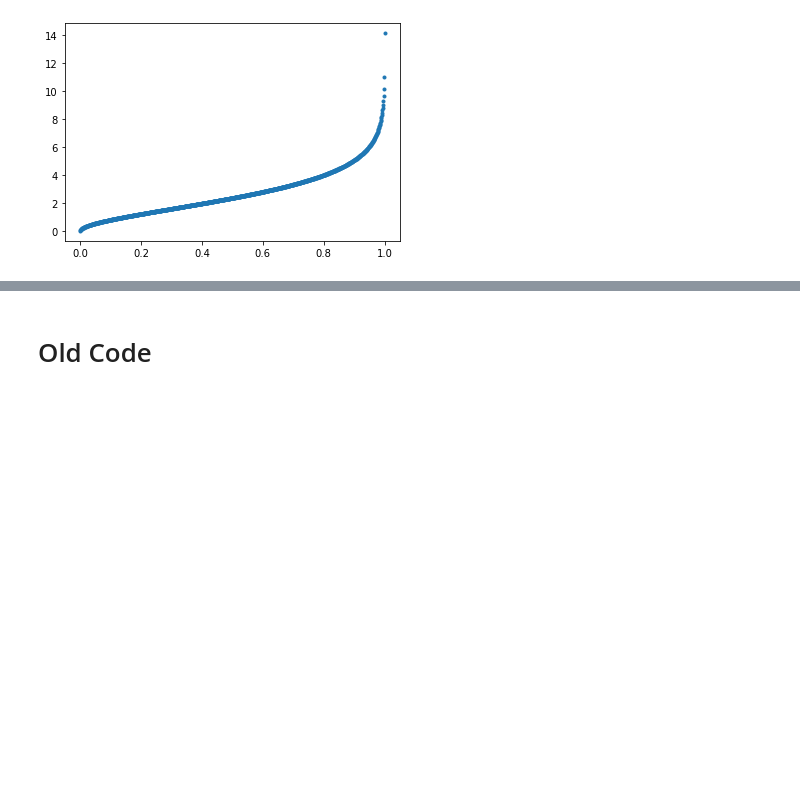
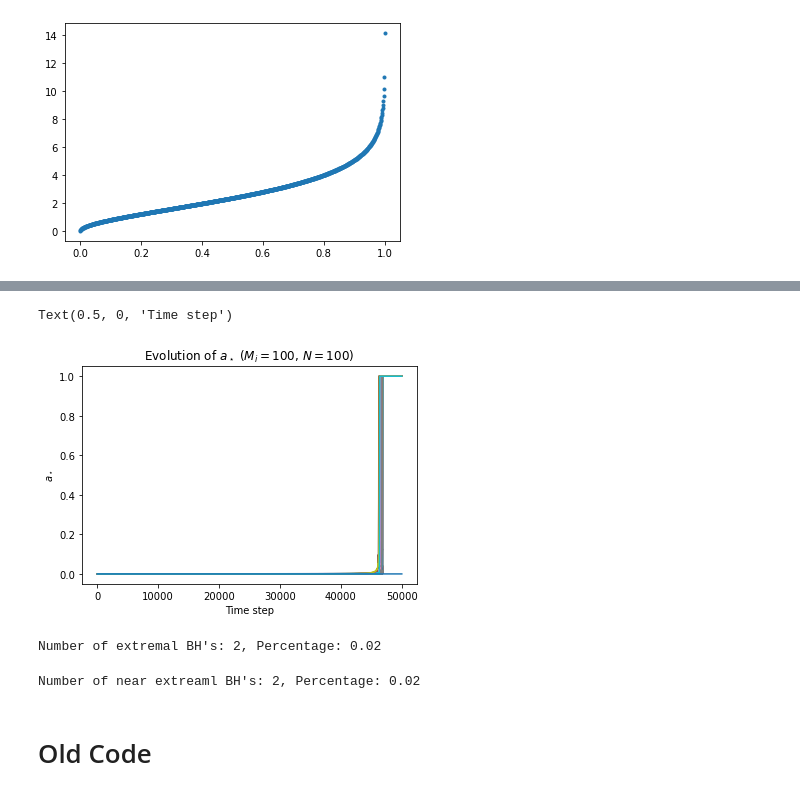
Before and after one commit to qtaylorphys/BH_Extremal, a Jupyter notebook: BH_Ext.ipynb, the cells around one changed output, grey strips where cells are left out. Drawn from its saved outputs; the diff is of its cells as text; code cells hidden in the pictures; blank space fills up the shorter version.

Commit message:
Fixed full code with correct limits on a star matrix

```diff
--- a/BH_Ext.ipynb
+++ b/BH_Ext.ipynb
@@ -89,3 +109,21 @@ plt.show()
+# %%
+plt.plot(astar.T)
+plt.title(f'Evolution of $a_\star$ ($M_i = {mass_i}$, $N = {Nmc}$)')
+plt.ylabel('$a_\star$')
+plt.xlabel('Time step')
+# %% [output]
+Text(0.5, 0, 'Time step')
+[figure, added]
+# %%
+ext = len(np.where(astar==1))
+print(f"Number of extremal BH's: {ext}, Percentage: {ext/Nmc}")
+# %% [output]
+Number of extremal BH's: 2, Percentage: 0.02
+# %%
+Next = len(np.where((astar>0.98) | (astar<1)))
+print(f"Number of near extreaml BH's: {Next}, Percentage: {Next/Nmc}")
+# %% [output]
+Number of near extreaml BH's: 2, Percentage: 0.02
 # %% [markdown]
 # Old Code
 # %%
```
Also changed, not shown: parts of 5 cells of this notebook.
